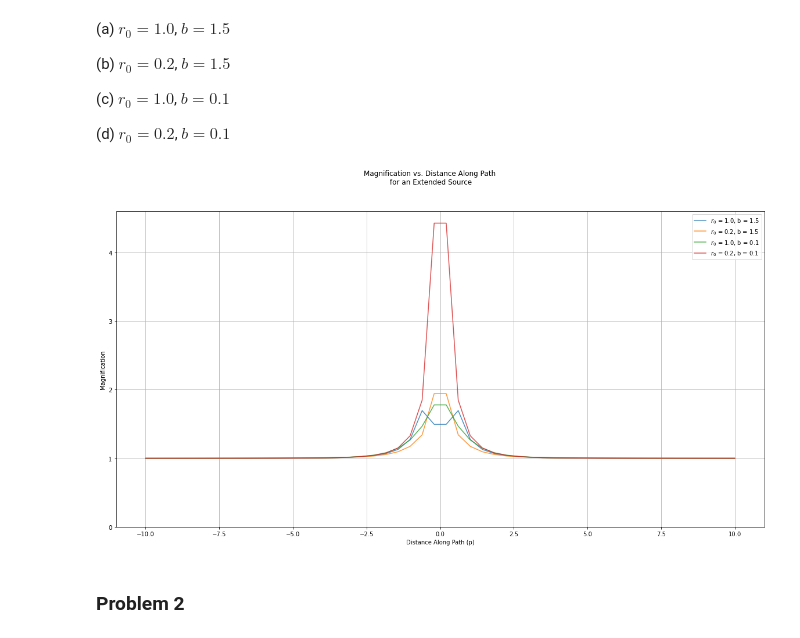
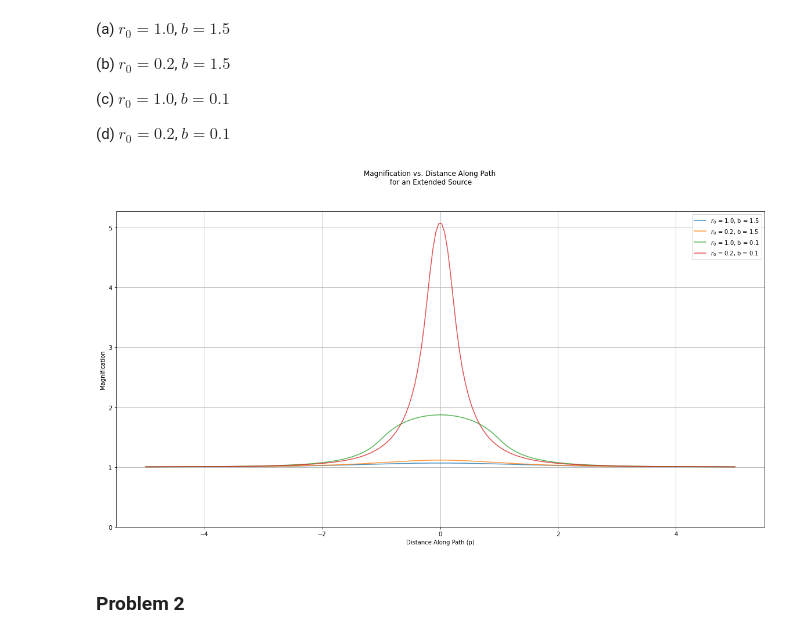
Before and after one commit to tylerbarna/AST8110, a Jupyter notebook: pset05/pset05.ipynb, the cells around one changed output. Saved outputs shown, nothing was run; the diff lists cells and outputs as text; code cells hidden in the pictures.

```diff
--- a/pset05/pset05.ipynb
+++ b/pset05/pset05.ipynb
@@ -102,48 +102,55 @@ where $\beta^2\left(r,\theta,p\right) = \left(p + r \text{cos}(\theta)\right)^2
 def lc(r0,b,p,dark=False):
     #u = np.sqrt
     x = lambda r, theta, p: p + r * np.cos(theta)
-    y = lambda r, theta, b: r + b * np.sin(theta)
-    beta = lambda r, theta, b, p: np.linalg.norm([p + r * np.cos(theta),
-                                                  r + b * np.sin(theta)])
+    y = lambda r, theta, b: b + r * np.sin(theta)
+    if not dark:
+        beta = lambda r, theta, b, p: np.linalg.norm([p + r * np.cos(theta),
+                                                    b + r * np.sin(theta)])
+    elif dark:
+        beta = lambda r, theta, b, p: np.linalg.norm([p + r * (1 - 0.5 * (1 - np.sqrt(1 - r**2))) * np.cos(theta),
+                                                    b + r * (1 - 0.5 * (1 - np.sqrt(1 - r**2))) * np.sin(theta)]) #/ (1 - 0.5 * (1 - np.sqrt(1 - r**2)))
 
     if not dark:
         integral = lambda r, theta, b, p: r * (beta(r, theta, b, p)**2 +2)/(beta(r, theta, b, p) * np.sqrt(beta(r, theta, b, p)**2 + 4))
 
     elif dark:
         limb = lambda r: 1 - 0.5 * (1 - np.sqrt(1 - r**2))
-        integral = lambda r, theta, b, p: r * (beta(r, theta, b, p)**2 +2)/(beta(r, theta, b, p) * np.sqrt(beta(r, theta, b, p)**2 + 4)) * limb(r)
+        integral = lambda r, theta, b, p:  r * (beta(r, theta, b, p)**2 +2)/(beta(r, theta, b, p) * np.sqrt(beta(r, theta, b, p)**2 + 4)) #* limb(r)
         #integral = lambda r, theta, b, p: integral(r, theta, b, p) * limb(r)
 
     curve = lambda p: dblquad(integral,
-                              0, 2*np.pi,
+                              0, np.pi,
                               0, r0,
                               args=(b, p),
-                              epsrel=5e-2)[0]
+                              epsrel=5)[0]
     curve = np.vectorize(curve)
-    curve = map(lambda x: x/(np.pi*r0**2), curve(p))
-    return curve
-
-## define parameters
-r0 = [1.0,0.2,1.0,0.2]
-b = [1.5,1.5,0.1,0.1]
-p = np.linspace(-10,10,50)
-
-## plot the lightcurves
-fig, ax = plt.subplots(1,1,figsize=(20,10))
-
-#for r0, b in zip(r0,b):
-
-[sns.lineplot(x=p, y=lc(r0=r0,b=b,p=p,dark=False),
-                alpha=0.8,
-                label=r'$r_0$ = {}, b = {}'.format(r0,b), ax = ax)
- for r0, b in zip(r0,b)]
-fig.suptitle('Magnification vs. Distance Along Path\n for an Extended Source')
-ax.set_xlabel('Distance Along Path (p)')
-ax.set_ylabel('Magnification')
-ax.set_ylim(0,)
-plt.show();
+    curveVal = 2* curve(p) /(np.pi * r0**2)
+    #curve = map(lambda x: 2*x/(np.pi*r0**2), curve(p))
+    return curveVal
-# %% [output]
-[figure, removed]
+# %%
+## define parameters
+r0 = [1.0,0.2,1.0,0.2]
+b = [1.5,1.5,0.1,0.1]
+p = np.linspace(-5,5,200)
+
+## plot the lightcurves
+fig, ax = plt.subplots(1,1,figsize=(20,10), facecolor="white")
+
+#for r0, b in zip(r0,b):
+
+mag = [lc(r0=r0,b=b,p=p,dark=False) for r0, b in zip(r0,b)]
+
+[sns.lineplot(x=p, y=mlc,
+                alpha=0.8,
+                label=r'$r_0$ = {}, b = {}'.format(r0,b), ax = ax)
+ for mlc, r0, b in zip(mag, r0, b)]
+fig.suptitle('Magnification vs. Distance Along Path\n for an Extended Source')
+ax.set_xlabel('Distance Along Path (p)')
+ax.set_ylabel('Magnification')
+ax.set_ylim(0,)
+plt.show();
+# %% [output]
+[figure, added]
 # %% [markdown]
 ### Problem 2
 # %% [markdown]
```
Also changed, not shown: parts of 2 cells of this notebook.
